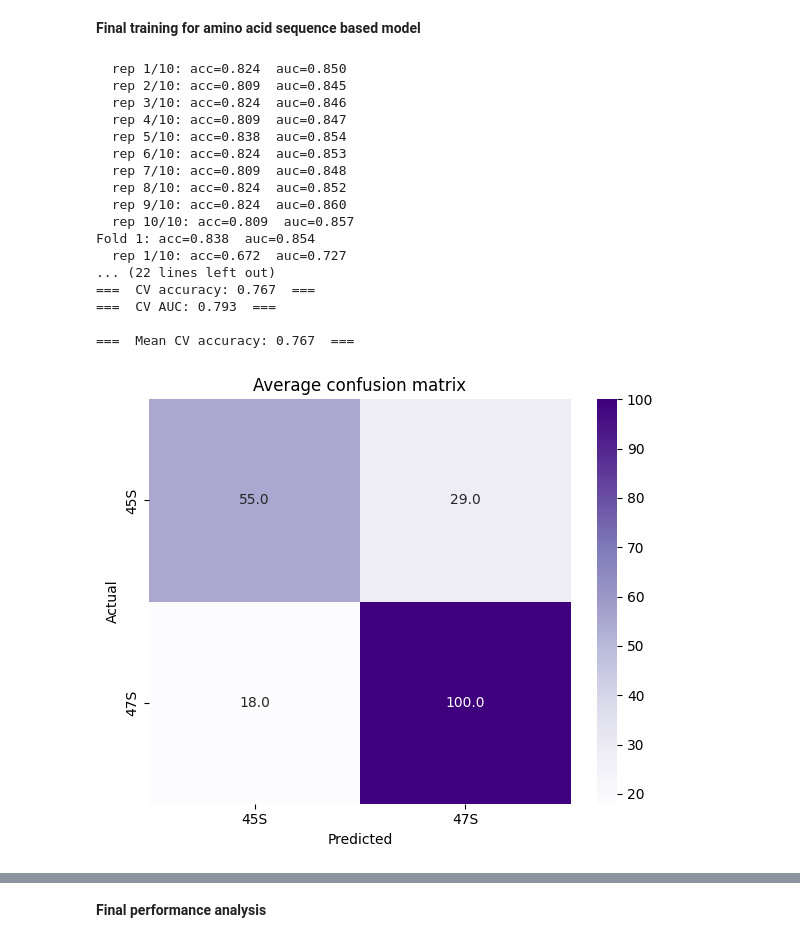
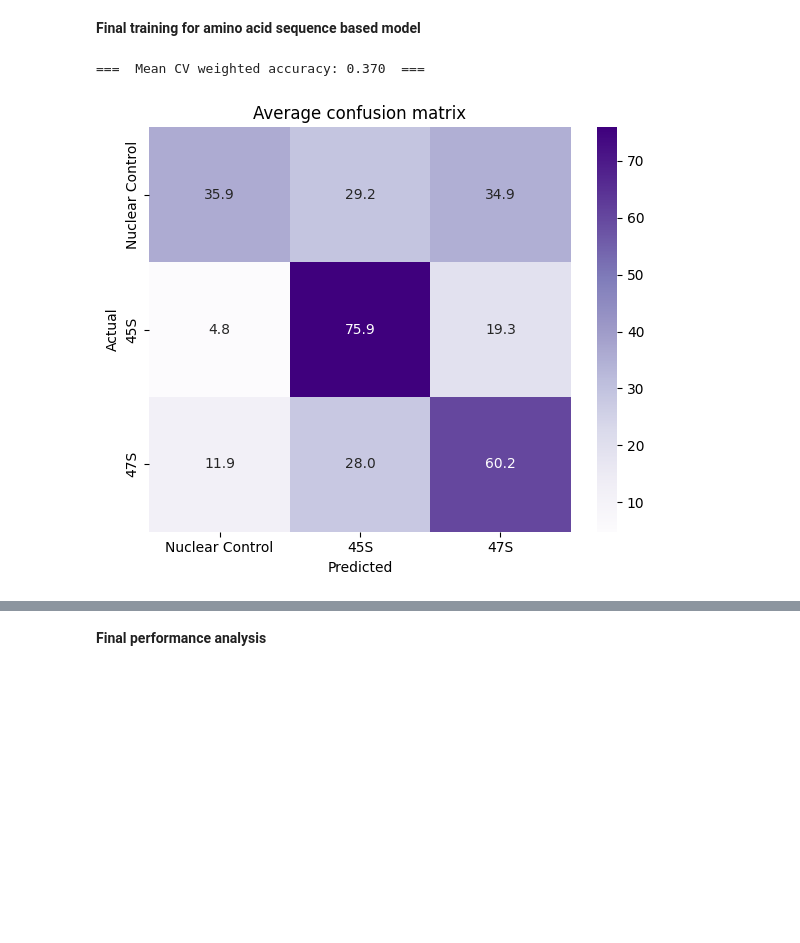
Before and after one commit to ModicLab/HCR_proxy, a Jupyter notebook: figures/Figure_4_train_on_features_sequence_embeddings.ipynb, the cells around one changed output, grey strips where cells are left out. Cells and saved outputs as stored; diff of their text form; code cells hidden in the pictures; blank space fills up the shorter version.

```diff
--- a/figures/Figure_4_train_on_features_sequence_embeddings.ipynb
+++ b/figures/Figure_4_train_on_features_sequence_embeddings.ipynb
@@ -359,18 +527,21 @@ def encode_sequence_padded(
     X_tensor   = ragged_oh.to_tensor(default_value=0.0)    # shape=(B, max_len, depth)
     X = X_tensor.numpy()
 
+    mask = (X == 0).all(axis=-1)
+    X[mask] = -1.0
+
     enc = OneHotEncoder(sparse_output=False, dtype=np.float32)
     y = enc.fit_transform(df[[label_col]])
 
     return X, y
 
 def prepare_esm2_encodings(esm_2_file_name: str):
-    representations_45S_47S_df = pd.read_csv("/ceph/hpc/home/novljanj/data_storage/projects/nucleolus_enriched_proteins/data/for_training/sequence_and_groups_for_esm2_15B_representations.tsv", sep="\t")
-    representations_45S_47S = np.load(f'/ceph/hpc/home/novljanj/data_storage/projects/nucleolus_enriched_proteins/results/representations/{esm_2_file_name}.npy')
+    representations_45S_47S_df = pd.read_csv("/ceph/hpc/home/novljanj/data_storage/projects/nucleolus_enriched_proteins/data/for_revision/curated_data_for_modeling/45S_47S_localcider_features_w_nardini_w_uniprot.tsv", sep="\t")
+    representations_45S_47S = np.load(f'/ceph/hpc/home/novljanj/data_storage/projects/nucleolus_enriched_proteins/data/for_revision/esm2_representations/representations_45S_47S_esm2_650M.npy')
 
     group_array = np.array(representations_45S_47S_df['Label'].tolist()).reshape(-1, 1)
 
-    encoder = OneHotEncoder(sparse=False)
+    encoder = OneHotEncoder(sparse_output=False)
     group_onehot = encoder.fit_transform(group_array)
     group_onehot.shape
 
@@ -498,10 +642,2 @@ print(X_cider.shape, y_cider.shape)
 # %% [markdown]
 **Final training for logistic regression model on selected features**
-# %%
-class_names = ["45S", "47S"]
-model_key = "logreg"
-
-fold_hist_cider, cls_cider = run_cv(model_key, X_cider, y_cider, class_names, verbose=True, random_state=0, n_splits=3)
-
-plot_agg_metrics(fold_hist_cider, class_names)
-plot_cv_feature_importance(fold_hist_cider, feature_names, model_key=model_key, top_n=25)
@@ -525,0 +644,12 @@ Passing `palette` without assigning `hue` is deprecated and will be removed in v
+# %%
+model_key = "dense"
+
+fold_hist_cider, cls_cider = run_cv(model_key, X_cider, y_cider, class_names, verbose=True, random_state=0, n_splits=3, scaler="minmax", dense_reps=10)
+
+plot_agg_metrics(fold_hist_cider, class_names, name="cider_dense")
+
+plot_cv_feature_weights_heatmap(fold_hist_cider, feature_names, model_key=model_key, top_n=20, use_absolute=False, class_names=class_names, row_cluster = True, col_cluster = True)
+plot_cv_feature_weights_heatmap(fold_hist_cider, feature_names, model_key=model_key, top_n=8, use_absolute=False, class_names=class_names, row_cluster = True, col_cluster = True)
+
+with open("/ceph/hpc/home/novljanj/data_storage/projects/nucleolus_enriched_proteins/analysis/revision/results/fold_hist_cider_with_batchnorm.pkl", "wb") as f:
+    pickle.dump(fold_hist_cider, f, protocol=pickle.HIGHEST_PROTOCOL)
@@ -526,9 +684,12 @@ Passing `palette` without assigning `hue` is deprecated and will be removed in v
 # %% [markdown]
 **Final training for esm2 representation model**
 # %%
-class_names = ["45S", "47S"]
 model_key = "dense"
 
-fold_hist_esm2_15, cls_esm2_15 = run_cv(model_key, X_esm2, y_esm2, class_names, verbose=True, random_state=0, dense_reps=10, n_splits=3)
+fold_hist_esm2_15, cls_esm2_15 = run_cv(model_key, X_esm2, y_esm2, class_names, verbose=True, random_state=0, dense_reps=10, n_splits=3, scaler=None)
+
 plot_agg_metrics(fold_hist_esm2_15, class_names)
+
+with open("/ceph/hpc/home/novljanj/data_storage/projects/nucleolus_enriched_proteins/analysis/revision/results/fold_hist_esm2_15.pkl", "wb") as f:
+    pickle.dump(fold_hist_esm2_15, f, protocol=pickle.HIGHEST_PROTOCOL)
 # %% [output]
@@ -554,28 +699,15 @@ WARNING:tensorflow:5 out of the last 13 calls to <function Model.make_predict_fu
 # %% [markdown]
 **Final training for amino acid sequence based model**
 # %%
-class_names = ["45S", "47S"]
 model_key = "cnnlstm"
+class_names = ["Nuclear Control", "45S", "47S"]
 
 fold_hist_seqs, cls_seqs = run_cv(model_key, X_seqs, y_seqs, class_names, verbose=True, random_state=0, dense_reps=10)
 
 plot_agg_metrics(fold_hist_seqs, class_names)
+
+with open("/ceph/hpc/home/novljanj/data_storage/projects/nucleolus_enriched_proteins/analysis/revision/results/fold_hist_seqs.pkl", "wb") as f:
+    pickle.dump(fold_hist_seqs, f, protocol=pickle.HIGHEST_PROTOCOL)
 # %% [output]
-  rep 1/10: acc=0.824  auc=0.850
-  rep 2/10: acc=0.809  auc=0.845
-  rep 3/10: acc=0.824  auc=0.846
-  rep 4/10: acc=0.809  auc=0.847
-  rep 5/10: acc=0.838  auc=0.854
-  rep 6/10: acc=0.824  auc=0.853
-  rep 7/10: acc=0.809  auc=0.848
-  rep 8/10: acc=0.824  auc=0.852
-  rep 9/10: acc=0.824  auc=0.860
-  rep 10/10: acc=0.809  auc=0.857
-Fold 1: acc=0.838  auc=0.854
-  rep 1/10: acc=0.672  auc=0.727
-... (22 lines left out)
-===  CV accuracy: 0.767  ===
-===  CV AUC: 0.793  ===
-
-===  Mean CV accuracy: 0.767  ===
+===  Mean CV weighted accuracy: 0.370  ===
-[figure, old version]
+[figure, new version]
```
Also changed, not shown: parts of 15 cells of this notebook, 8 other files.
